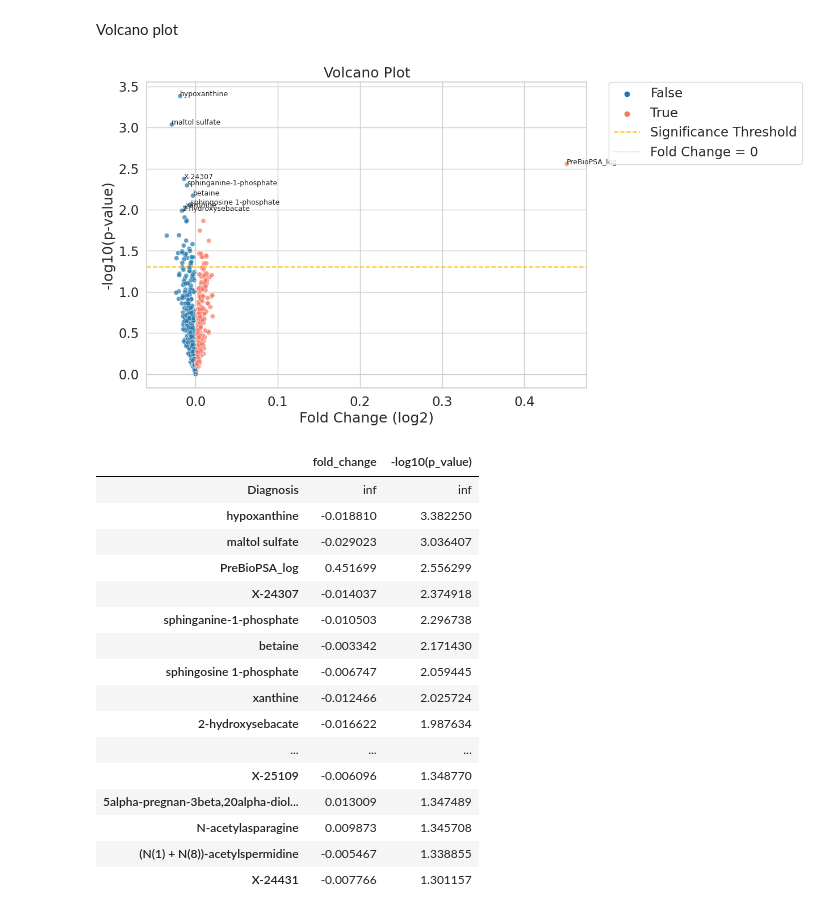
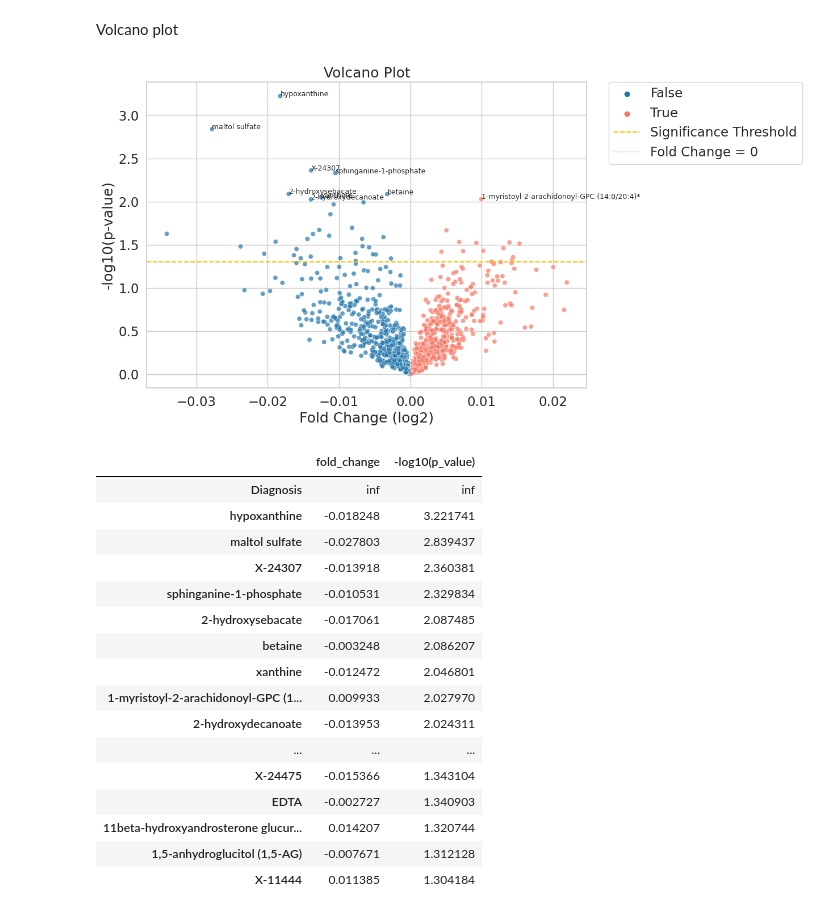
Before and after one commit to MarcoNapoleone/thesis, a Jupyter notebook: notebooks/visualization/ST002498_visualization.ipynb, the cells around one changed output. Cells and saved outputs as stored; diff of their text form; code cells hidden in the pictures.

```diff
--- a/notebooks/visualization/ST002498_visualization.ipynb
+++ b/notebooks/visualization/ST002498_visualization.ipynb
@@ -111,13 +111,15 @@ plt.savefig(output_directory + "PreBioPSA_Diagnosis_roc_curve.png")
 # %%
 from scipy.stats import ttest_ind, mannwhitneyu
 
-df.dropna(inplace=True)
+test_df = df.dropna()
 # Trasforma la variabile PreBioPSA applicando il logaritmo naturale per rendere la distribuzione normale
-df['PreBioPSA_log'] = df['PreBioPSA']
+test_df['PreBioPSA_log'] = np.log(test_df['PreBioPSA'])
 
 # Esegui il t-test e il test di Mann-Whitney
-t_statistic, t_p_value = ttest_ind(df.loc[df['Diagnosis'] == 0, 'PreBioPSA_log'], df.loc[df['Diagnosis'] == 1, 'PreBioPSA_log'])
-u_statistic, u_p_value = mannwhitneyu(df.loc[df['Diagnosis'] == 0, 'PreBioPSA'], df.loc[df['Diagnosis'] == 1, 'PreBioPSA'])
+t_statistic, t_p_value = ttest_ind(test_df.loc[test_df['Diagnosis'] == 0, 'PreBioPSA_log'],
+                                   test_df.loc[test_df['Diagnosis'] == 1, 'PreBioPSA_log'])
+u_statistic, u_p_value = mannwhitneyu(test_df.loc[test_df['Diagnosis'] == 0, 'PreBioPSA'],
+                                      test_df.loc[test_df['Diagnosis'] == 1, 'PreBioPSA'])
 
 print("Risultati del t-test con PreBioPSA log-transformata:")
 print("Valore p:", t_p_value)
@@ -139,14 +143,0 @@ Significativo
-# %%
-x = "dimethyl sulfone"
-y = "hypoxanthine"
-z = "Diagnosis"
-
-# Set the style before creating the plot
-sns.set(style="whitegrid", font_scale=1.5)
-
-# Create the jointplot with the correct order of arguments
-plot = sns.jointplot(x=x, y=y, data=df, hue=z, fill=True, kind='kde', alpha=.7, height=8, palette=palette[:2])
-# Set labels and legend after creating the plot
-plot.set_axis_labels(xlabel=x, ylabel=y)
-plot.ax_marg_x.set_title("Distribution of {} and {}".format(x, y))
-plot.savefig(output_directory + x + "_" + y + "_distribution.png")
@@ -170,10 +263,12 @@ df_metabolites = df.loc[:, 'S-1-pyrroline-5-carboxylate':]
 df_metabolites['Diagnosis'] = df['Diagnosis']
 
 # Calcola il fold change
-fold_change = np.log2(df_metabolites.loc[df_metabolites['Diagnosis'] == 1].mean() / df_metabolites.loc[df_metabolites['Diagnosis'] == 0].mean())
+fold_change = np.log2(df_metabolites.loc[df_metabolites['Diagnosis'] == 1].mean() / df_metabolites.loc[
+    df_metabolites['Diagnosis'] == 0].mean())
 
 # Calcola il p-value
-t_stat, p_value = stats.ttest_ind(df_metabolites.loc[df_metabolites['Diagnosis'] == 0], df_metabolites.loc[df_metabolites['Diagnosis'] == 1])
+t_stat, p_value = stats.ttest_ind(df_metabolites.loc[df_metabolites['Diagnosis'] == 0],
+                                  df_metabolites.loc[df_metabolites['Diagnosis'] == 1])
 
 # Calcola -log10(p_value)
 log_p_value = -np.log10(p_value)
@@ -183,43 +278,43 @@ df_volcano = pd.DataFrame({'fold_change': fold_change, '-log10(p_value)': log_p_
 # %%
 # Crea il volcano plot
 plt.figure(figsize=(10, 7))
 
 #scatter plot with fold change on x-axis and -log10(p-value) on y-axis hue = fold change positive or negative
-sns.scatterplot(x='fold_change', y='-log10(p_value)', data=df_volcano, hue=df_volcano['fold_change'] > 0, palette=palette[:2], alpha=0.7)
+sns.scatterplot(x='fold_change', y='-log10(p_value)', data=df_volcano, hue=df_volcano['fold_change'] > 0,
+                palette=palette[:2], alpha=0.7)
 plt.xlabel('Fold Change (log2)')
 plt.ylabel('-log10(p-value)')
 plt.title('Volcano Plot')
 plt.axhline(y=-np.log10(0.05), linestyle='--', label='Significance Threshold', color=palette[2])
 plt.axvline(x=0, linestyle=':', label='Fold Change = 0', color="lightgrey")
-
 
 # Marking top metabolites by fold change and -log10(p-value) filter = df_volcano['-log10(p_value)'] > -np.log10(0.05)
 top_metabolites = df_volcano.sort_values(by=['-log10(p_value)', 'fold_change'], ascending=False)
 top_metabolites = top_metabolites.loc[top_metabolites['-log10(p_value)'] > -np.log10(0.05)]
 for index, row in top_metabolites.head(10).iterrows():
     plt.annotate(index, (row['fold_change'], row['-log10(p_value)']), fontsize=9)
 
 #legend out of the plot
 plt.legend(bbox_to_anchor=(1.05, 1), loc=2, borderaxespad=0.)
 plt.show()
 
 top_metabolites
 # %% [output]
-[figure, old version]
+[figure, new version]
 |  | fold_change | -log10(p_value) |
 | Diagnosis | inf | inf |
-| hypoxanthine | -0.018810 | 3.382250 |
-| maltol sulfate | -0.029023 | 3.036407 |
-| PreBioPSA_log | 0.451699 | 2.556299 |
-| X-24307 | -0.014037 | 2.374918 |
-| sphinganine-1-phosphate | -0.010503 | 2.296738 |
-| betaine | -0.003342 | 2.171430 |
-| sphingosine 1-phosphate | -0.006747 | 2.059445 |
-| xanthine | -0.012466 | 2.025724 |
-| 2-hydroxysebacate | -0.016622 | 1.987634 |
+| hypoxanthine | -0.018248 | 3.221741 |
+| maltol sulfate | -0.027803 | 2.839437 |
+| X-24307 | -0.013918 | 2.360381 |
+| sphinganine-1-phosphate | -0.010531 | 2.329834 |
+| 2-hydroxysebacate | -0.017061 | 2.087485 |
+| betaine | -0.003248 | 2.086207 |
+| xanthine | -0.012472 | 2.046801 |
+| 1-myristoyl-2-arachidonoyl-GPC (1... | 0.009933 | 2.027970 |
+| 2-hydroxydecanoate | -0.013953 | 2.024311 |
 | ... | ... | ... |
-| X-25109 | -0.006096 | 1.348770 |
-| 5alpha-pregnan-3beta,20alpha-diol... | 0.013009 | 1.347489 |
-| N-acetylasparagine | 0.009873 | 1.345708 |
-| (N(1) + N(8))-acetylspermidine | -0.005467 | 1.338855 |
-| X-24431 | -0.007766 | 1.301157 |
+| X-24475 | -0.015366 | 1.343104 |
+| EDTA | -0.002727 | 1.340903 |
+| 11beta-hydroxyandrosterone glucur... | 0.014207 | 1.320744 |
+| 1,5-anhydroglucitol (1,5-AG) | -0.007671 | 1.312128 |
+| X-11444 | 0.011385 | 1.304184 |
```
Also changed, not shown: parts of 10 cells of this notebook.
